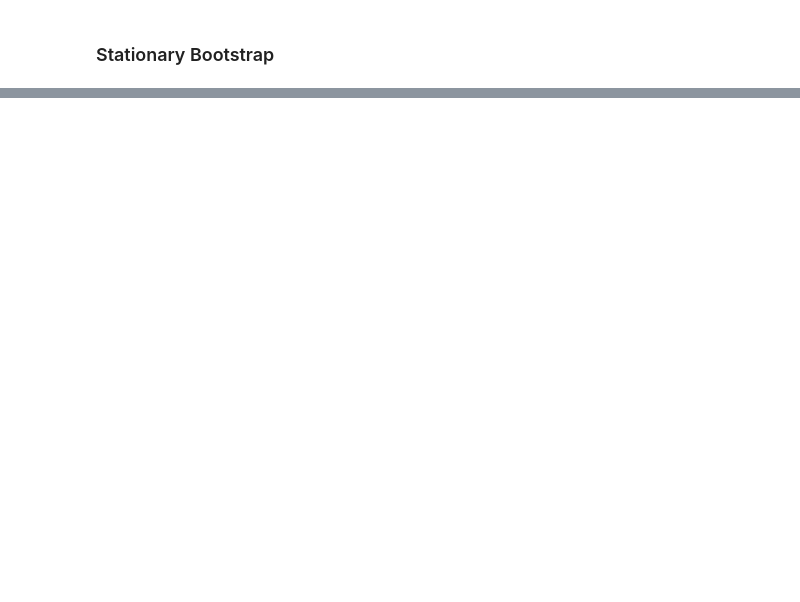
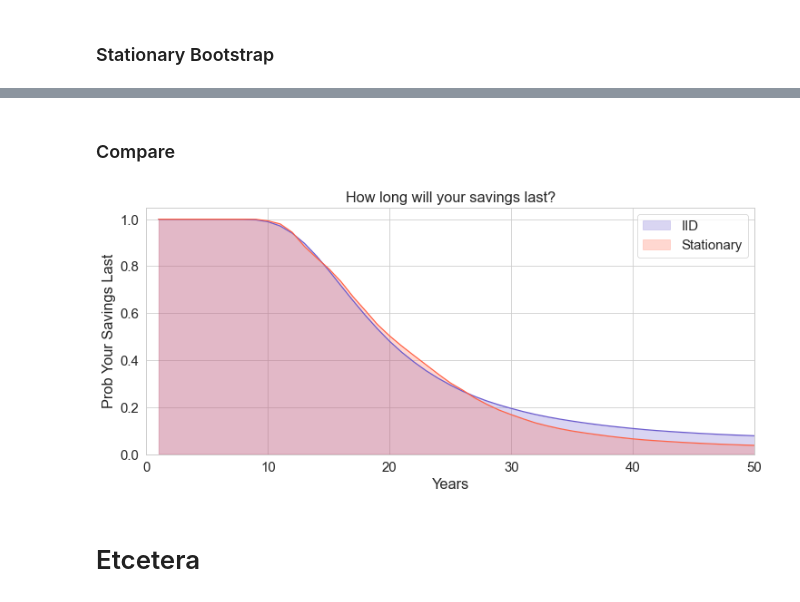
Before and after one commit to Zentrik/Student-Loan-NPV-Calculator-England, a Jupyter notebook: db1923 bootstrap.ipynb, the cells around one changed output, grey strips where cells are left out. Drawn from its saved outputs; the diff is of its cells as text; code cells hidden in the pictures; blank space fills up the shorter version.

```diff
--- a/db1923 bootstrap.ipynb
+++ b/db1923 bootstrap.ipynb
@@ -261,0 +244,38 @@ File "<ipython-input-13-4ac93e15ad80>", line 134:
+# %%
+# Merge survival rates for both IID and Stationary bootstraps
+survival_df = iid_survival_df.merge(st_survival_df, on = 'year')
+# %% [markdown]
+### Compare
+# %%
+## How long will your savings last?
+
+fig, ax = plt.subplots(figsize=(12, 5))
+
+plt.plot(survival_df["year"], survival_df["prob_not_broke_iid"], color="slateblue")
+plt.fill_between(
+    survival_df["year"],
+    0,
+    survival_df["prob_not_broke_iid"],
+    alpha=0.25,
+    label="IID",
+    color="slateblue",
+)
+plt.plot(survival_df["year"], survival_df["prob_not_broke_st"], color="tomato")
+plt.fill_between(
+    survival_df["year"],
+    0,
+    survival_df["prob_not_broke_st"],
+    alpha=0.25,
+    label="Stationary",
+    color="tomato",
+)
+plt.ylim(0, 1.05)
+plt.xlim(0, savings_years)
+plt.xlabel("Years")
+plt.ylabel("Prob Your Savings Last")
+plt.legend()
+plt.title("How long will your savings last?");
+# %% [output]
+[figure, added]
+# %% [markdown]
+# Etcetera
```
Also changed, not shown: parts of 14 cells of this notebook, 3 other files.
